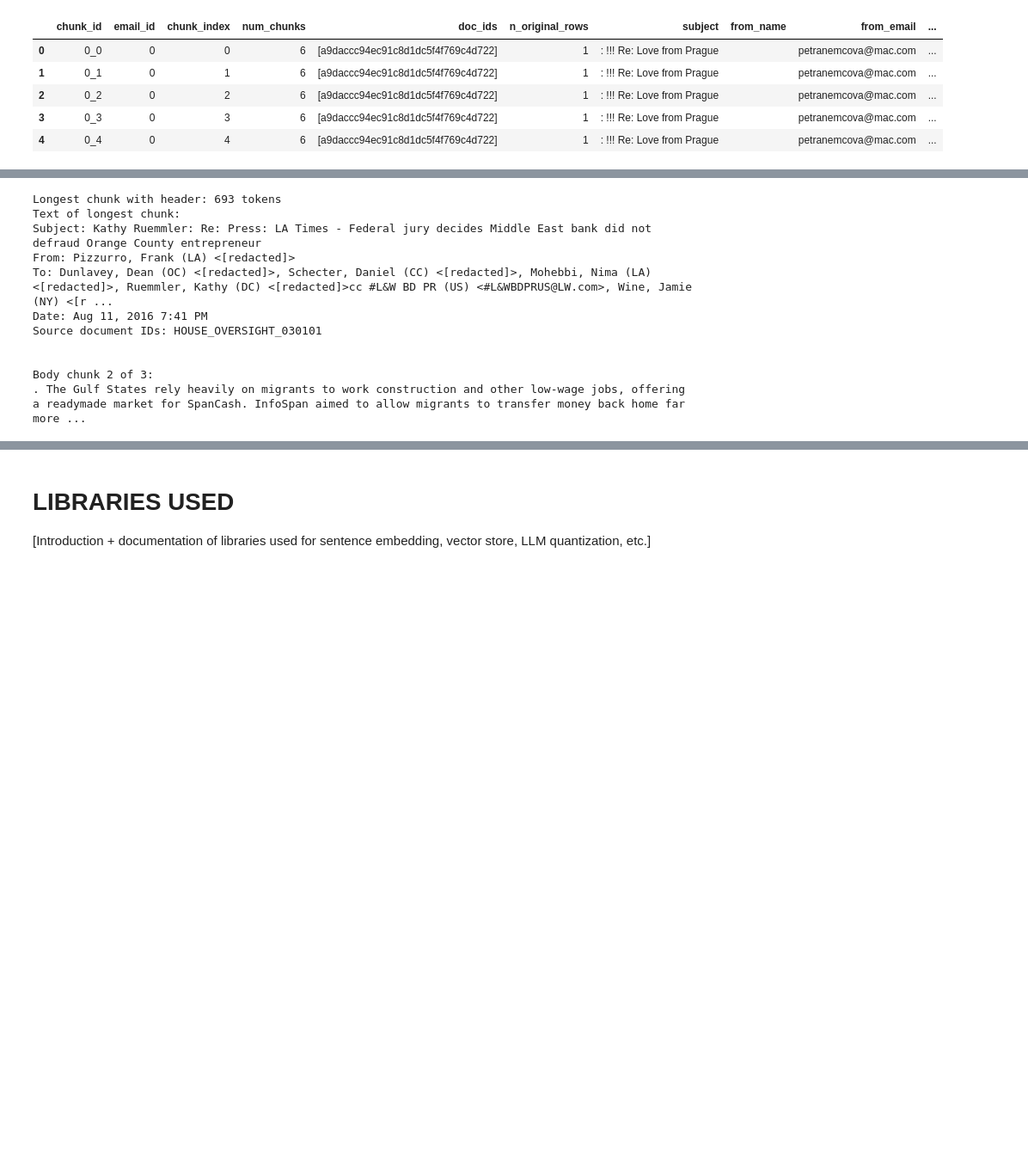
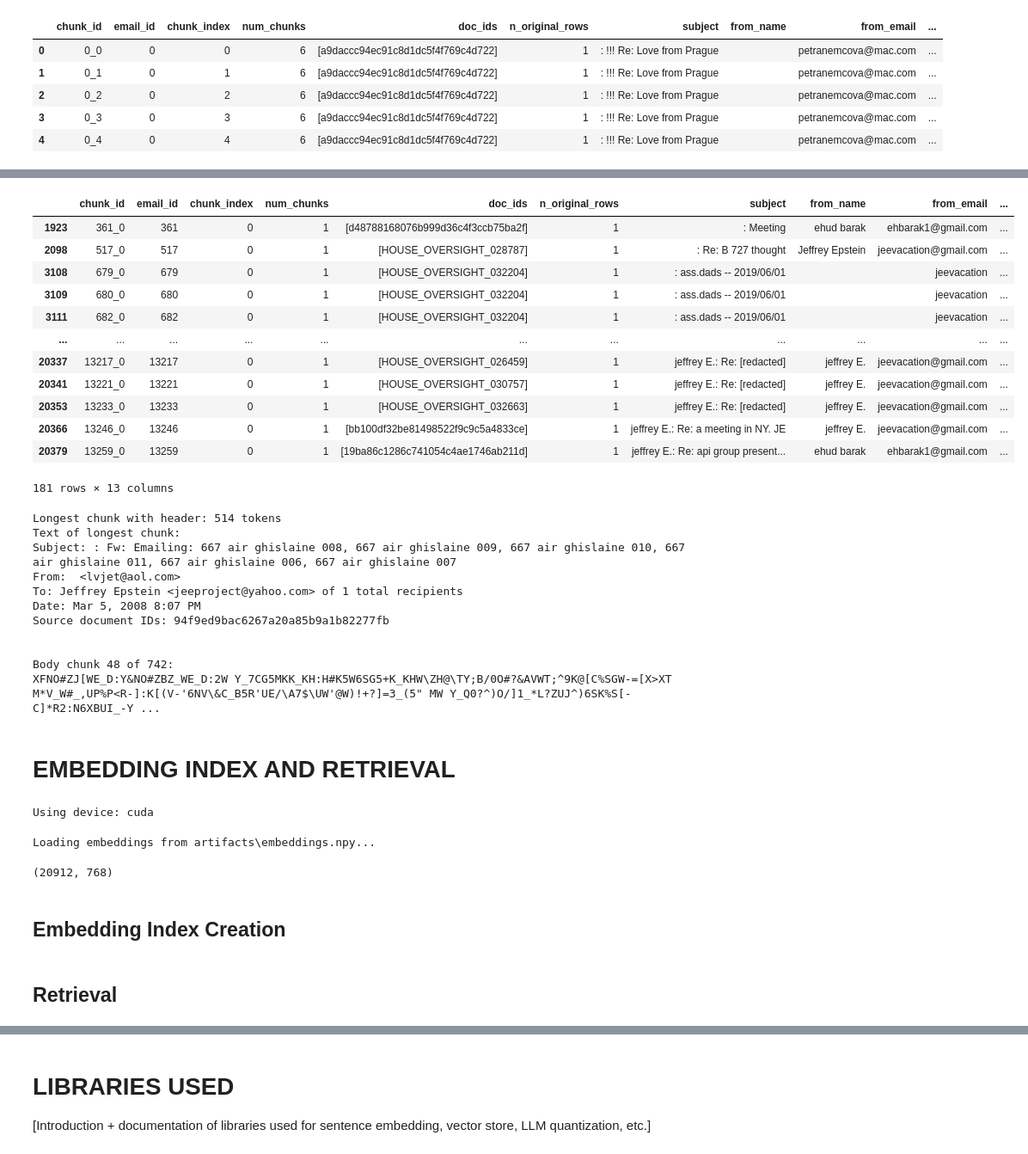
Before and after one commit to yammooo/epstein-rag, a Jupyter notebook: PART2.ipynb, the cells around one changed output, grey strips where cells are left out. Shown at 86% size. Saved outputs shown, nothing was run; the diff lists cells and outputs as text; code cells hidden in the pictures; blank space fills up the shorter version.

```diff
--- a/PART2.ipynb
+++ b/PART2.ipynb
@@ -277,7 +278,7 @@ Source document IDs: {doc_ids}
 from transformers import AutoTokenizer
 from langchain_text_splitters import RecursiveCharacterTextSplitter
 
-tokenizer = AutoTokenizer.from_pretrained("sentence-transformers/all-MiniLM-L6-v2")
+tokenizer = AutoTokenizer.from_pretrained("BAAI/bge-base-en-v1.5")
 
 splitter = RecursiveCharacterTextSplitter.from_huggingface_tokenizer(
     tokenizer=tokenizer,
@@ -315,7 +316,7 @@ Body chunk {chunk_idx + 1} of {len(body_chunks)}:
             "date": row["date"],
 
             # Text used for retrieval and prompt
-            "text_for_embedding": chunk_text,
+            "text_for_embedding": body_chunk,
             "text_for_prompt": chunk_text,
         })
 
@@ -333,3 +347,19 @@ chunks_df.head()
+# %%
+chunks_df[chunks_df["text_for_embedding"].str.len() < 5]
+# %% [output]
+|  | chunk_id | email_id | chunk_index | num_chunks | doc_ids | n_original_rows | subject | from_name | from_email | ... |
+| 1923 | 361_0 | 361 | 0 | 1 | [d48788168076b999d36c4f3ccb75ba2f] | 1 | : Meeting | ehud barak | ehbarak1@gmail.com | ... |
+| 2098 | 517_0 | 517 | 0 | 1 | [HOUSE_OVERSIGHT_028787] | 1 | : Re: B 727 thought | Jeffrey Epstein | jeevacation@gmail.com | ... |
+| 3108 | 679_0 | 679 | 0 | 1 | [HOUSE_OVERSIGHT_032204] | 1 | : ass.dads -- 2019/06/01 |  | jeevacation | ... |
+| 3109 | 680_0 | 680 | 0 | 1 | [HOUSE_OVERSIGHT_032204] | 1 | : ass.dads -- 2019/06/01 |  | jeevacation | ... |
+| 3111 | 682_0 | 682 | 0 | 1 | [HOUSE_OVERSIGHT_032204] | 1 | : ass.dads -- 2019/06/01 |  | jeevacation | ... |
+| ... | ... | ... | ... | ... | ... | ... | ... | ... | ... | ... |
+| 20337 | 13217_0 | 13217 | 0 | 1 | [HOUSE_OVERSIGHT_026459] | 1 | jeffrey E.: Re: [redacted] | jeffrey E. | jeevacation@gmail.com | ... |
+| 20341 | 13221_0 | 13221 | 0 | 1 | [HOUSE_OVERSIGHT_030757] | 1 | jeffrey E.: Re: [redacted] | jeffrey E. | jeevacation@gmail.com | ... |
+| 20353 | 13233_0 | 13233 | 0 | 1 | [HOUSE_OVERSIGHT_032663] | 1 | jeffrey E.: Re: [redacted] | jeffrey E. | jeevacation@gmail.com | ... |
+| 20366 | 13246_0 | 13246 | 0 | 1 | [bb100df32be81498522f9c9c5a4833ce] | 1 | jeffrey E.: Re: a meeting in NY. JE | jeffrey E. | jeevacation@gmail.com | ... |
+| 20379 | 13259_0 | 13259 | 0 | 1 | [19ba86c1286c741054c4ae1746ab211d] | 1 | jeffrey E.: Re: api group present... | ehud barak | ehbarak1@gmail.com | ... |
+181 rows × 13 columns
 # %%
 chunks_len = chunks_df["text_for_embedding"].apply(
     lambda x: len(tokenizer.encode(x, add_special_tokens=True))
@@ -341,14 +371,16 @@ longest_chunk = chunks_df.iloc[chunks_len.idxmax()]
 print(f"Longest chunk with header: {longest} tokens")
 print(f"Text of longest chunk:\n{longest_chunk['text_for_prompt']}")
 # %% [output]
-Longest chunk with header: 693 tokens
+Longest chunk with header: 514 tokens
 Text of longest chunk:
-Subject: Kathy Ruemmler: Re: Press: LA Times - Federal jury decides Middle East bank did not defraud Orange County entrepreneur
-From: Pizzurro, Frank (LA) <[redacted]>
-To: Dunlavey, Dean (OC) <[redacted]>, Schecter, Daniel (CC) <[redacted]>, Mohebbi, Nima (LA) <[redacted]>, Ruemmler, Kathy (DC) <[redacted]>cc #L&W BD PR (US) <#L&WBDPRUS@LW.com>, Wine, Jamie (NY) <[r ...
-Date: Aug 11, 2016 7:41 PM
-Source document IDs: HOUSE_OVERSIGHT_030101
+Subject: : Fw: Emailing: 667 air ghislaine 008, 667 air ghislaine 009, 667 air ghislaine 010, 667 air ghislaine 011, 667 air ghislaine 006, 667 air ghislaine 007
+From:  <lvjet@aol.com>
+To: Jeffrey Epstein <jeeproject@yahoo.com> of 1 total recipients
+Date: Mar 5, 2008 8:07 PM
+Source document IDs: 94f9ed9bac6267a20a85b9a1b82277fb
 
 
-Body chunk 2 of 3:
-. The Gulf States rely heavily on migrants to work construction and other low-wage jobs, offering a readymade market for SpanCash. InfoSpan aimed to allow migrants to transfer money back home far more ...
+Body chunk 48 of 742:
+XFNO#ZJ[WE_D:Y&NO#ZBZ_WE_D:2W Y_7CG5MKK_KH:H#K5W6SG5+K_KHW\ZH@\TY;B/0O#?&AVWT;^9K@[C%SGW-=[X>XT M*V_W#_,UP%P<R-]:K[(V-'6NV\&C_B5R'UE/\A7$\UW'@W)!+?]=3_(5" MW Y_Q0?^)O/]1_*L?ZUJ^)6SK%S[-C]*R2:N6XBUI_-Y ...
+# %% [markdown]
+# **EMBEDDING INDEX AND RETRIEVAL**
@@ -354,0 +395,7 @@ Body chunk 2 of 3:
+# %%
+import torch
+
+device = "cuda" if torch.cuda.is_available() else "cpu"
+print("Using device:", device)
+# %% [output]
+Using device: cuda
@@ -354,0 +448,20 @@ Body chunk 2 of 3:
+# %%
+from sentence_transformers import SentenceTransformer
+
+embedding_model = SentenceTransformer(
+    "BAAI/bge-base-en-v1.5",
+    device=device
+)
+
+embeddings = load_or_compute_embeddings(
+    chunks_df=chunks_df,
+    embedding_model=embedding_model,
+    force_recompute=FORCE_RECOMPUTE_EMBEDDINGS
+)
+
+embeddings.shape
+# %% [output]
+Loading embeddings from artifacts\embeddings.npy...
+(20912, 768)
+# %% [markdown]
+## Embedding Index Creation
@@ -354,0 +475,2 @@ Body chunk 2 of 3:
+# %% [markdown]
+## Retrieval
```
Also changed, not shown: parts of 8 cells of this notebook, 2 other files.
